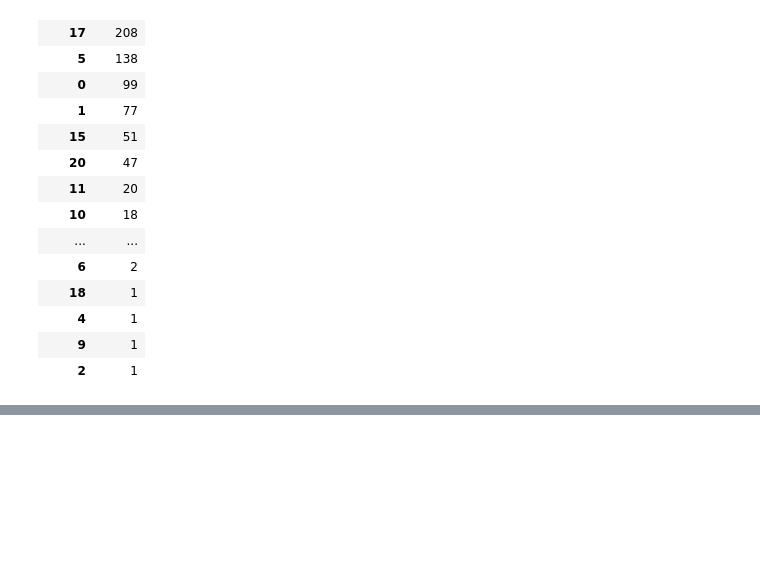
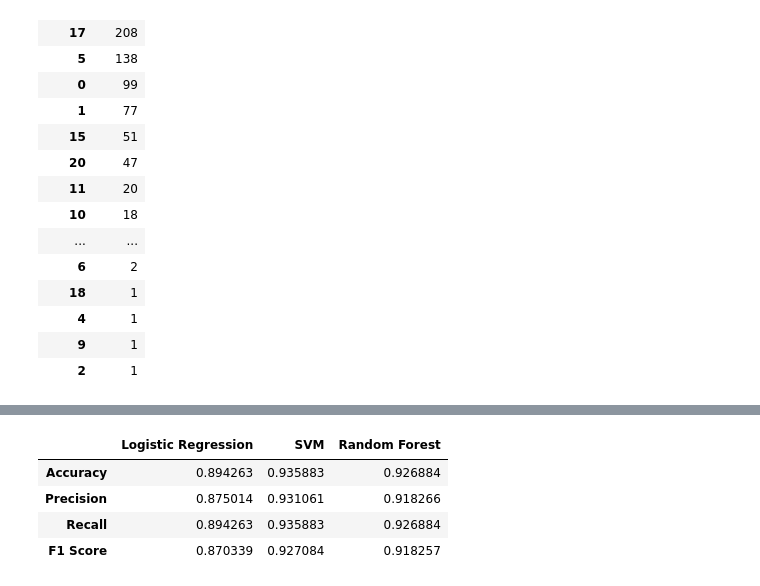
Before and after one commit to ShashiDivs/ATIS, a Jupyter notebook: data_cleaning.ipynb, the cells around one changed output, grey strips where cells are left out. Cells and saved outputs as stored; diff of their text form; code cells hidden in the pictures; blank space fills up the shorter version.

Commit message:
Model has been trained

```diff
--- a/data_cleaning.ipynb
+++ b/data_cleaning.ipynb
@@ -221,3 +233,13 @@ pd.DataFrame(df['intent'].value_counts())
 | 4 | 1 |
 | 9 | 1 |
 | 2 | 1 |
+# %%
+
+tfidf_vector = TfidfVectorizer(stop_words='english', max_features=5000)
+
+X = tfidf_vector.fit_transform(df['text'])
+
+print(f"TF-IDF matrix shape: {X.shape}")
+
+
+df.head()
@@ -223,0 +256,27 @@ pd.DataFrame(df['intent'].value_counts())
+# %%
+# Split the data into training and testing sets
+X_train, X_test, y_train, y_test = train_test_split(X, df['intent'], test_size=0.2, random_state=42)
+
+# Initialize the models
+models = {
+    "Logistic Regression": LogisticRegression(max_iter=1000, random_state=42),
+    "SVM": SVC(kernel='linear', random_state=42),
+    "Random Forest": RandomForestClassifier(n_estimators=100, random_state=42)
+}
+
+# Train and evaluate the models
+results = {}
+for model_name, model in models.items():
+    model.fit(X_train, y_train)
+    y_pred = model.predict(X_test)
+    accuracy = accuracy_score(y_test, y_pred)
+    precision, recall, f1, _ = precision_recall_fscore_support(y_test, y_pred, average='weighted')
+    results[model_name] = {
+        "Accuracy": accuracy,
+        "Precision": precision,
+        "Recall": recall,
+        "F1 Score": f1
+    }
+
+# Display the results
+results
@@ -223,0 +296,8 @@ pd.DataFrame(df['intent'].value_counts())
+# %%
+pd.DataFrame(results)
+# %% [output]
+|  | Logistic Regression | SVM | Random Forest |
+| Accuracy | 0.894263 | 0.935883 | 0.926884 |
+| Precision | 0.875014 | 0.931061 | 0.918266 |
+| Recall | 0.894263 | 0.935883 | 0.926884 |
+| F1 Score | 0.870339 | 0.927084 | 0.918257 |
```
Also changed, not shown: parts of 7 cells of this notebook, 1 other file.
